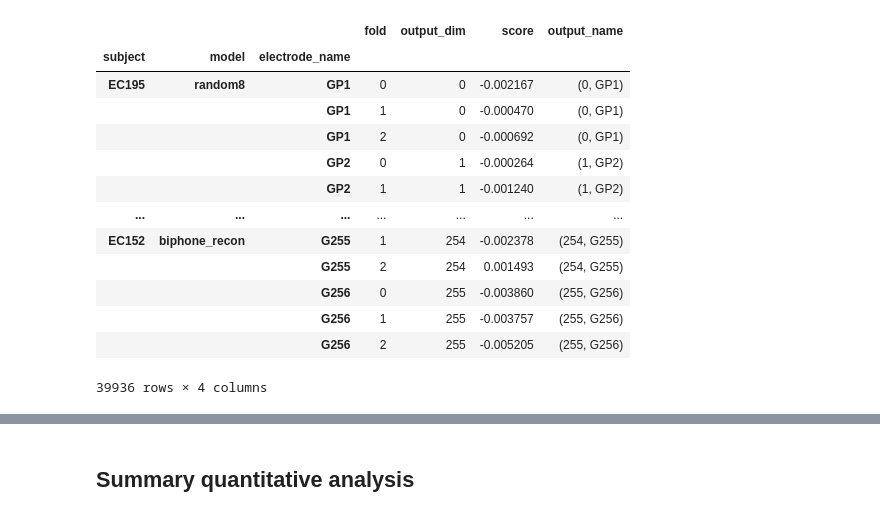
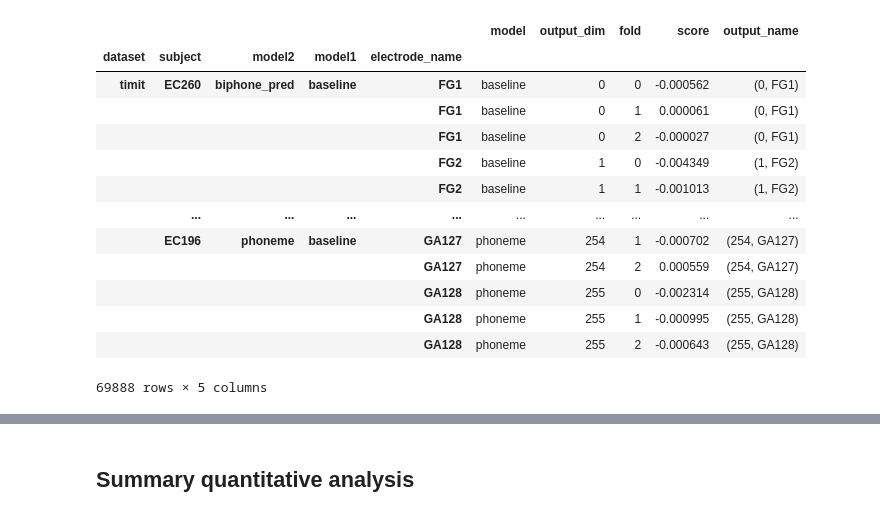
Before and after one commit to hans/ideal-word-representations, a Jupyter notebook: notebooks/encoding/compare_across_subject.ipynb, the cells around one changed output, grey strips where cells are left out. Saved outputs shown, nothing was run; the diff lists cells and outputs as text; code cells hidden in the pictures.

```diff
--- a/notebooks/encoding/compare_across_subject.ipynb
+++ b/notebooks/encoding/compare_across_subject.ipynb
@@ -38,0 +16,4 @@ all_scores_keys
+# %%
+encoder_comparisons = list(Path("outputs/encoder_comparison").glob("*/*/*/*"))
+encoder_comparison_names = ["dataset", "subject", "model2", "model1"]
+encoder_comparison_keys = [(path.parts[-4], path.parts[-3], path.parts[-2], path.parts[-1]) for path in encoder_comparisons]
@@ -39,23 +41,24 @@ all_scores_keys
 # %%
 all_scores_df = pd.concat([
-    # whoops, output_name is a tuple -- let's read it as such
-    pd.read_csv(x, converters={"output_name": ast.literal_eval}) for x in all_scores
-], keys=all_scores_keys, names=["subject", "model"]).reset_index(level=2, drop=True)
+        # whoops, output_name is a tuple -- let's read it as such
+        pd.read_csv(path / "scores.csv", converters={"output_name": ast.literal_eval}) for path in encoder_comparisons
+    ], keys=encoder_comparison_keys, names=encoder_comparison_names) \
+    .reset_index(level=-1, drop=True)
 all_scores_df["electrode_name"] = all_scores_df.output_name.str[1]
 all_scores_df = all_scores_df.set_index("electrode_name", append=True)
 all_scores_df
 # %% [output]
-|  |  |  | fold | output_dim | score | output_name |
-| subject | model | electrode_name |  |  |  |  |
-| EC195 | random8 | GP1 | 0 | 0 | -0.002167 | (0, GP1) |
-|  |  | GP1 | 1 | 0 | -0.000470 | (0, GP1) |
-|  |  | GP1 | 2 | 0 | -0.000692 | (0, GP1) |
-|  |  | GP2 | 0 | 1 | -0.000264 | (1, GP2) |
-|  |  | GP2 | 1 | 1 | -0.001240 | (1, GP2) |
-| ... | ... | ... | ... | ... | ... | ... |
-| EC152 | biphone_recon | G255 | 1 | 254 | -0.002378 | (254, G255) |
-|  |  | G255 | 2 | 254 | 0.001493 | (254, G255) |
-|  |  | G256 | 0 | 255 | -0.003860 | (255, G256) |
-|  |  | G256 | 1 | 255 | -0.003757 | (255, G256) |
-|  |  | G256 | 2 | 255 | -0.005205 | (255, G256) |
+|  |  |  |  |  | model | output_dim | fold | score | output_name |
+| dataset | subject | model2 | model1 | electrode_name |  |  |  |  |  |
+| timit | EC260 | biphone_pred | baseline | FG1 | baseline | 0 | 0 | -0.000562 | (0, FG1) |
+|  |  |  |  | FG1 | baseline | 0 | 1 | 0.000061 | (0, FG1) |
+|  |  |  |  | FG1 | baseline | 0 | 2 | -0.000027 | (0, FG1) |
+|  |  |  |  | FG2 | baseline | 1 | 0 | -0.004349 | (1, FG2) |
+|  |  |  |  | FG2 | baseline | 1 | 1 | -0.001013 | (1, FG2) |
+|  | ... | ... | ... | ... | ... | ... | ... | ... | ... |
+|  | EC196 | phoneme | baseline | GA127 | phoneme | 254 | 1 | -0.000702 | (254, GA127) |
+|  |  |  |  | GA127 | phoneme | 254 | 2 | 0.000559 | (254, GA127) |
+|  |  |  |  | GA128 | phoneme | 255 | 0 | -0.002314 | (255, GA128) |
+|  |  |  |  | GA128 | phoneme | 255 | 1 | -0.000995 | (255, GA128) |
+|  |  |  |  | GA128 | phoneme | 255 | 2 | -0.000643 | (255, GA128) |
-39936 rows × 4 columns
+69888 rows × 5 columns
```
Also changed, not shown: parts of 28 cells of this notebook, 1 other file.
